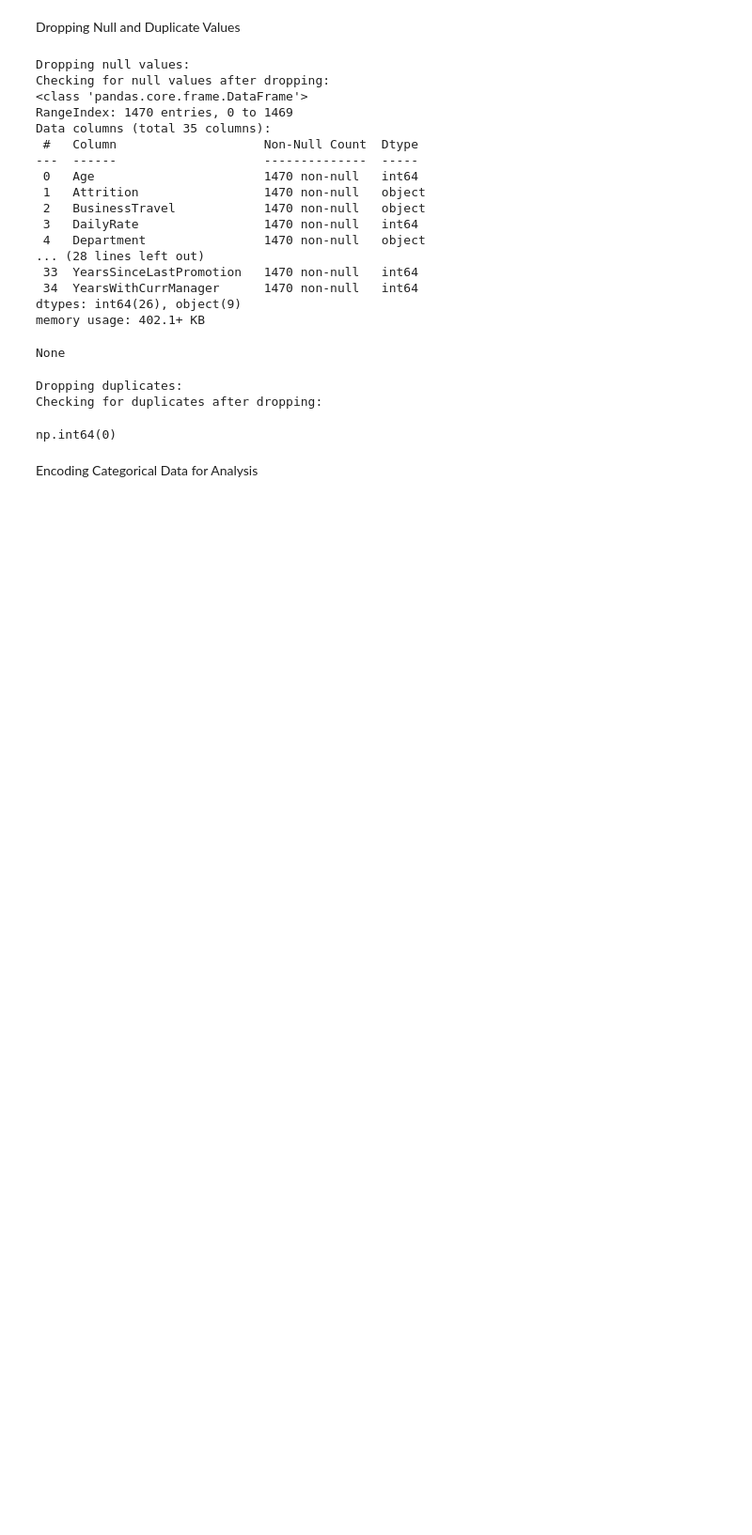
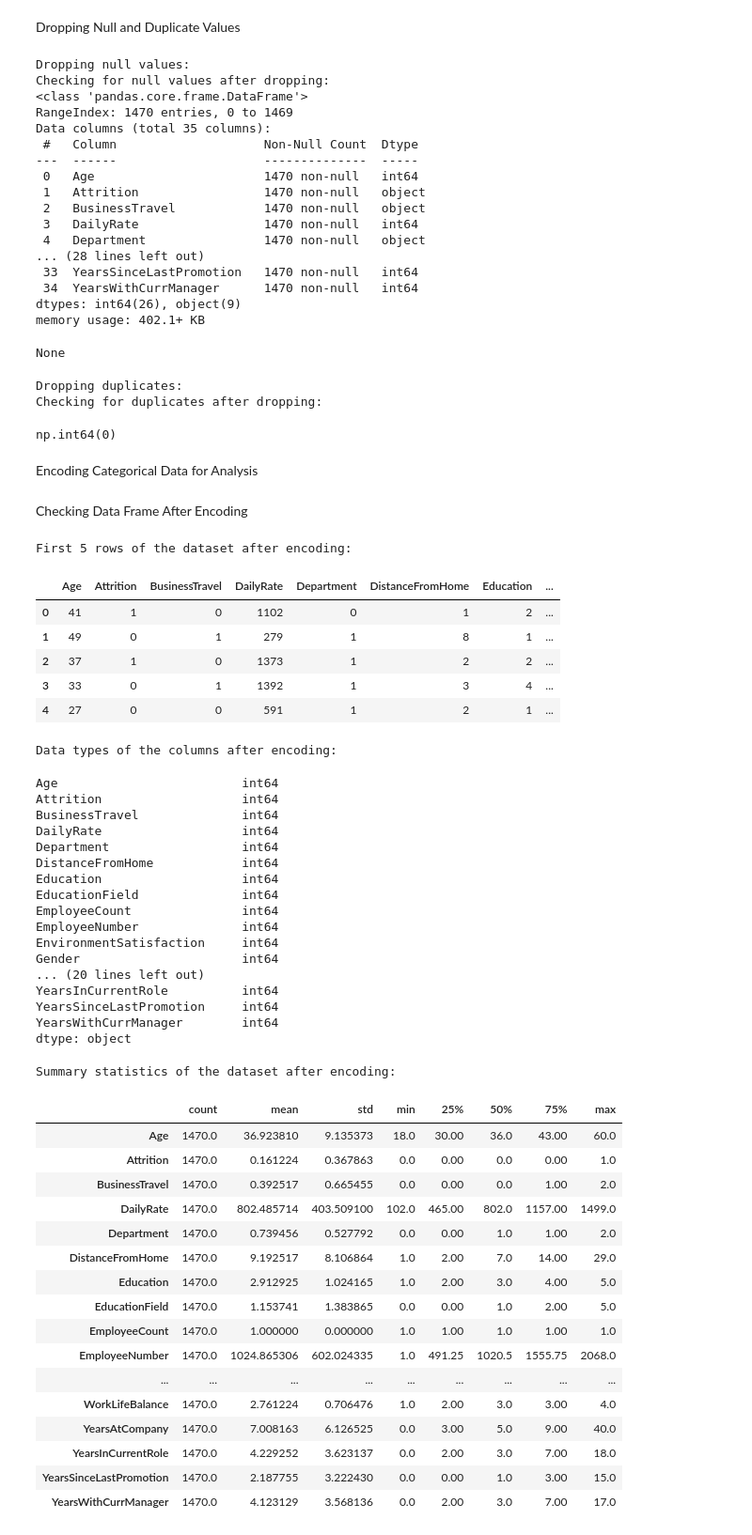
Before and after one commit to Thian0509/MLG382_CYO_Project, a Jupyter notebook: Employee_Attrition_Prediction.ipynb, the cells around one changed output. Shown at 94% size. Saved outputs shown, nothing was run; the diff lists cells and outputs as text; code cells hidden in the pictures; blank space fills up the shorter version.

```diff
--- a/Employee_Attrition_Prediction.ipynb
+++ b/Employee_Attrition_Prediction.ipynb
@@ -100,3 +100,72 @@ Checking for duplicates after dropping:
 np.int64(0)
 # %% [markdown]
 Encoding Categorical Data for Analysis
+# %%
+mappings = {
+            'Attrition': {'Yes': 1, 'No': 0},
+            'BusinessTravel': {'Travel_Rarely': 0, 'Travel_Frequently': 1, 'Non-Travel': 2},
+            'Department': {'Sales': 0, 'Research & Development': 1, 'Human Resources': 2},
+            'EducationField': {'Life Sciences': 0, 'Medical': 1, 'Marketing': 2, 'Technical Degree': 3, 'Human Resources': 4, 'Other': 5},
+            'Gender': {'Male': 0, 'Female': 1},
+            'JobRole': {'Sales Executive': 0, 'Research Scientist': 1, 'Laboratory Technician': 2, 'Manufacturing Director': 3, 'Healthcare Representative': 4, 'Manager': 5, 'Sales Representative': 6, 'Research Director': 7, 'Human Resources': 8, 'Technician': 9},
+            'MaritalStatus': {'Single': 0, 'Married': 1, 'Divorced': 2},
+            'Over18': {'Y': 1, 'N': 0},
+            'OverTime': {'Yes': 1, 'No': 0}
+            }
+
+df.replace(mappings, inplace=True)
+# %% [markdown]
+Checking Data Frame After Encoding
+# %%
+print("First 5 rows of the dataset after encoding:")
+display(df.head())
+
+print("Data types of the columns after encoding:")
+display(df.dtypes)
+
+print("Summary statistics of the dataset after encoding:")
+display(df.describe(include='all').T)
+# %% [output]
+First 5 rows of the dataset after encoding:
+|  | Age | Attrition | BusinessTravel | DailyRate | Department | DistanceFromHome | Education | ... |
+| 0 | 41 | 1 | 0 | 1102 | 0 | 1 | 2 | ... |
+| 1 | 49 | 0 | 1 | 279 | 1 | 8 | 1 | ... |
+| 2 | 37 | 1 | 0 | 1373 | 1 | 2 | 2 | ... |
+| 3 | 33 | 0 | 1 | 1392 | 1 | 3 | 4 | ... |
+| 4 | 27 | 0 | 0 | 591 | 1 | 2 | 1 | ... |
+Data types of the columns after encoding:
+Age                         int64
+Attrition                   int64
+BusinessTravel              int64
+DailyRate                   int64
+Department                  int64
+DistanceFromHome            int64
+Education                   int64
+EducationField              int64
+EmployeeCount               int64
+EmployeeNumber              int64
+EnvironmentSatisfaction     int64
+Gender                      int64
+... (20 lines left out)
+YearsInCurrentRole          int64
+YearsSinceLastPromotion     int64
+YearsWithCurrManager        int64
+dtype: object
+Summary statistics of the dataset after encoding:
+|  | count | mean | std | min | 25% | 50% | 75% | max |
+| Age | 1470.0 | 36.923810 | 9.135373 | 18.0 | 30.00 | 36.0 | 43.00 | 60.0 |
+| Attrition | 1470.0 | 0.161224 | 0.367863 | 0.0 | 0.00 | 0.0 | 0.00 | 1.0 |
+| BusinessTravel | 1470.0 | 0.392517 | 0.665455 | 0.0 | 0.00 | 0.0 | 1.00 | 2.0 |
+| DailyRate | 1470.0 | 802.485714 | 403.509100 | 102.0 | 465.00 | 802.0 | 1157.00 | 1499.0 |
+| Department | 1470.0 | 0.739456 | 0.527792 | 0.0 | 0.00 | 1.0 | 1.00 | 2.0 |
+| DistanceFromHome | 1470.0 | 9.192517 | 8.106864 | 1.0 | 2.00 | 7.0 | 14.00 | 29.0 |
+| Education | 1470.0 | 2.912925 | 1.024165 | 1.0 | 2.00 | 3.0 | 4.00 | 5.0 |
+| EducationField | 1470.0 | 1.153741 | 1.383865 | 0.0 | 0.00 | 1.0 | 2.00 | 5.0 |
+| EmployeeCount | 1470.0 | 1.000000 | 0.000000 | 1.0 | 1.00 | 1.0 | 1.00 | 1.0 |
+| EmployeeNumber | 1470.0 | 1024.865306 | 602.024335 | 1.0 | 491.25 | 1020.5 | 1555.75 | 2068.0 |
+| ... | ... | ... | ... | ... | ... | ... | ... | ... |
+| WorkLifeBalance | 1470.0 | 2.761224 | 0.706476 | 1.0 | 2.00 | 3.0 | 3.00 | 4.0 |
+| YearsAtCompany | 1470.0 | 7.008163 | 6.126525 | 0.0 | 3.00 | 5.0 | 9.00 | 40.0 |
+| YearsInCurrentRole | 1470.0 | 4.229252 | 3.623137 | 0.0 | 2.00 | 3.0 | 7.00 | 18.0 |
+| YearsSinceLastPromotion | 1470.0 | 2.187755 | 3.222430 | 0.0 | 0.00 | 1.0 | 3.00 | 15.0 |
+| YearsWithCurrManager | 1470.0 | 4.123129 | 3.568136 | 0.0 | 2.00 | 3.0 | 7.00 | 17.0 |
```
Also changed, not shown: parts of 1 cell of this notebook.
